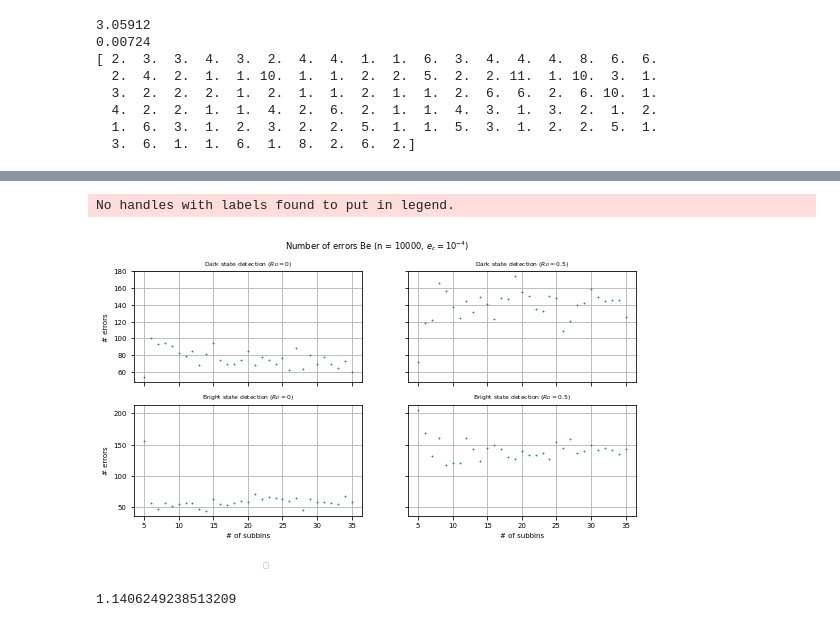
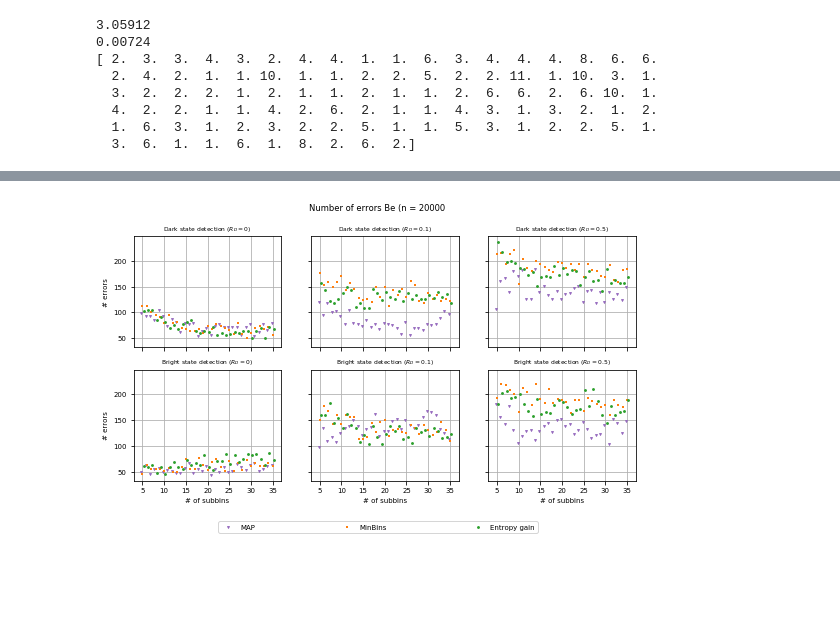
Before and after one commit to marti-m/ion-detect-mcmc, a Jupyter notebook: ion-detection-sim.ipynb, the cells around one changed output, grey strips where cells are left out. Drawn from its saved outputs; the diff is of its cells as text; code cells hidden in the pictures; blank space fills up the shorter version.

```diff
--- a/ion-detection-sim.ipynb
+++ b/ion-detection-sim.ipynb
@@ -1225,52 +1284,71 @@ No handles with labels found to put in legend.
 # %%
 # plotting fun errors
 
-fig, axs = plt.subplots(2, 2, sharex='all', sharey='row')
+fig, axs = plt.subplots(2, 3, sharex='all', sharey='all')
 plt.rc('font', size=7)
 plt.rc('axes', titlesize=6)
 fig.set_size_inches(9, 4.5)
 linewidth = 0.8
 size = 4
-fig.suptitle('Number of errors Be (n = 10000, $e_c = 10^{-4})$')
+fig.suptitle('Number of errors Be (n = 20000')
 # plot top left (dark detection R_D = 0)
 axs[0, 0].set_title('Dark state detection ($R_D = 0$)')
-axs[0, 0].scatter(idx, n_errors_dark_R_D_0, linewidths = linewidth, marker = '+', s=size)
+axs[0, 0].scatter(idx - 0.25, n_errors_dark_R_D_0[:, 2], label='MAP', color='tab:purple', linewidths = linewidth, marker = 'v', s=size)
+axs[0, 0].scatter(idx, n_errors_dark_R_D_0[:, 0], label='MinBins', color='tab:orange', linewidths = linewidth, marker = '+', s=size)
+axs[0, 0].scatter(idx + 0.25, n_errors_dark_R_D_0[:, 1], label='Entropy gain', color='tab:green',linewidths = linewidth, marker = 'o',s=size)
 axs[0, 0].set_ylabel('# errors')
 axs[0, 0].set_xticks(np.arange(5, 36, 5))
 axs[0, 0].grid('row')
 axs[0, 0].set_axisbelow(True)
 
 
-
-# plot top right (dark detection R_D = 0.5)
-axs[0, 1].set_title('Dark state detection ($R_D = 0.5$)')
-axs[0, 1].scatter(idx, n_errors_dark_R_D_0_5, linewidths = linewidth, marker = '+', s=size)
-#axs[0, 2].set_yticks(np.arange(0, 3, 1))
+# plot top middle (dark detection R_D = 0.1)
+axs[0, 1].set_title('Dark state detection ($R_D = 0.1$)')
+axs[0, 1].scatter(idx - 0.25, n_errors_dark_R_D_0_1[:, 2], label='MAP', color='tab:purple', linewidths = linewidth, marker = 'v', s=size)
+axs[0, 1].scatter(idx, n_errors_dark_R_D_0_1[:, 0], label='MinBins', color='tab:orange', linewidths = linewidth, marker = '+', s=size)
+axs[0, 1].scatter(idx + 0.25, n_errors_dark_R_D_0_1[:, 1], label='Entropy gain', color='tab:green', linewidths = linewidth, marker = 'o', s=size)
 axs[0, 1].grid('row')
 axs[0, 1].set_axisbelow(True)
 
+# plot top right (dark detection R_D = 0.5)
+axs[0, 2].set_title('Dark state detection ($R_D = 0.5$)')
+axs[0, 2].scatter(idx - 0.25, n_errors_dark_R_D_0_5[:, 2], label='MAP', color='tab:purple', linewidths = linewidth, marker = 'v', s=size)
+axs[0, 2].scatter(idx, n_errors_dark_R_D_0_5[:, 0], label='MinBins', color='tab:orange', linewidths = linewidth, marker = '+', s=size)
+axs[0, 2].scatter(idx + 0.25, n_errors_dark_R_D_0_5[:, 1], label='Entropy gain', color='tab:green', linewidths = linewidth, marker = 'o', s=size)
+#axs[0, 2].set_yticks(np.arange(0, 3, 1))
+axs[0, 2].grid('row')
+axs[0, 2].set_axisbelow(True)
+
 # plot bottom left (dark detection R_D = 0.0)
 axs[1, 0].set_title('Bright state detection ($R_D = 0$)')
-axs[1, 0].scatter(idx, n_errors_bright_R_D_0, linewidths = linewidth, marker = '+', s=size)
+axs[1, 0].scatter(idx - 0.25, n_errors_bright_R_D_0[:, 2], label='MAP', color='tab:purple', linewidths = linewidth, marker = 'v', s=size)
+axs[1, 0].scatter(idx, n_errors_bright_R_D_0[:, 0], label='MinBins', color='tab:orange',linewidths = linewidth, marker = '+', s=size)
+axs[1, 0].scatter(idx + 0.25, n_errors_bright_R_D_0[:, 1], label='Entropy gain', color='tab:green', linewidths = linewidth, marker = 'o', s=size)
 axs[1, 0].set_xlabel('# of subbins')
 axs[1, 0].set_ylabel('# errors')
 axs[1, 0].set_axisbelow(True)
 axs[1, 0].grid('row')
 axs[1, 0].legend(loc='lower left', ncol=3, columnspacing=12, bbox_to_anchor=(0.55, -0.5))
 
-# plot bottom right(dark detection R_D = 0.5)
-axs[1, 1].set_title('Bright state detection ($R_D = 0.5$)')
-axs[1, 1].scatter(idx, n_errors_bright_R_D_0_5, linewidths = linewidth, marker = '+', s=size)
+# plot bottom middle (dark detection R_D = 0.1)
+axs[1, 1].set_title('Bright state detection ($R_D = 0.1$)')
+axs[1, 1].scatter(idx - 0.25, n_errors_bright_R_D_0_1[:, 2], label='MAP', color='tab:purple', linewidths = linewidth, marker = 'v', s=size)
+axs[1, 1].scatter(idx, n_errors_bright_R_D_0_1[:, 0], label='MinBins', color='tab:orange',linewidths = linewidth, marker = '+', s=size)
+axs[1, 1].scatter(idx + 0.25, n_errors_bright_R_D_0_1[:, 1], label='Entropy gain', color='tab:green', linewidths = linewidth, marker = 'o', s=size)
 axs[1, 1].set_xlabel('# of subbins')
-#axs[1, 2].set_yticks(np.arange(0, 5, 1))
 axs[1, 1].set_axisbelow(True)
 axs[1, 1].grid('row')
 
-fig.savefig("errors_Be_msg_pass.pdf", bbox_inches='tight')
+# plot bottom right(dark detection R_D = 0.5)
+axs[1, 2].set_title('Bright state detection ($R_D = 0.5$)')
+axs[1, 2].scatter(idx - 0.25, n_errors_bright_R_D_0_5[:, 2], label='MAP', color='tab:purple', linewidths = linewidth, marker = 'v', s=size)
+axs[1, 2].scatter(idx, n_errors_bright_R_D_0_5[:, 0], label='MinBins', color='tab:orange',linewidths = linewidth, marker = '+', s=size)
+axs[1, 2].scatter(idx + 0.25, n_errors_bright_R_D_0_5[:, 1], label='Entropy gain', color='tab:green', linewidths = linewidth, marker = 'o', s=size)
+axs[1, 2].set_xlabel('# of subbins')
+#axs[1, 2].set_yticks(np.arange(0, 5, 1))
+axs[1, 2].set_axisbelow(True)
+axs[1, 2].grid('row')
+
+fig.savefig("errors_Be_pi_est.pdf", bbox_inches='tight')
 # %% [output]
-No handles with labels found to put in legend.
-[figure, old version]
+[figure, new version]
-# %%
-np.power(100, 1.0 / 35)
-# %% [output]
-1.1406249238513209
```
Also changed, not shown: parts of 4 cells of this notebook.
